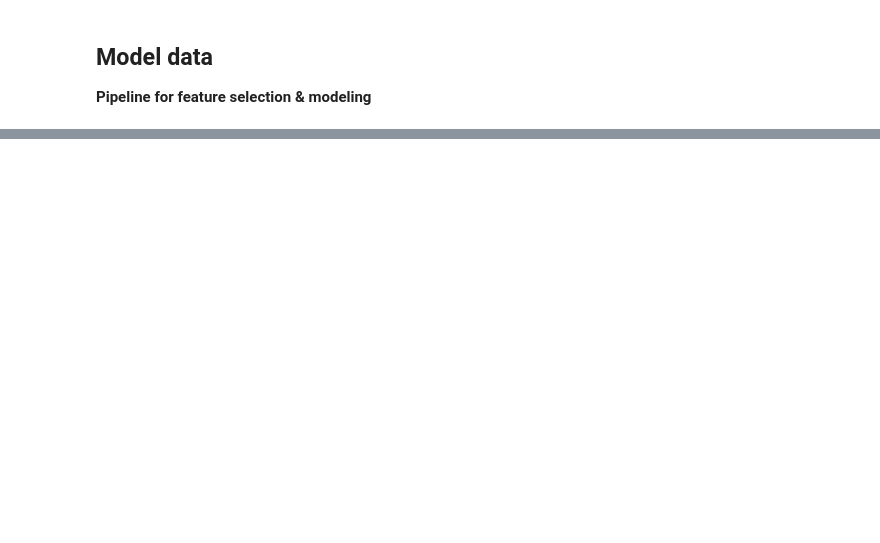
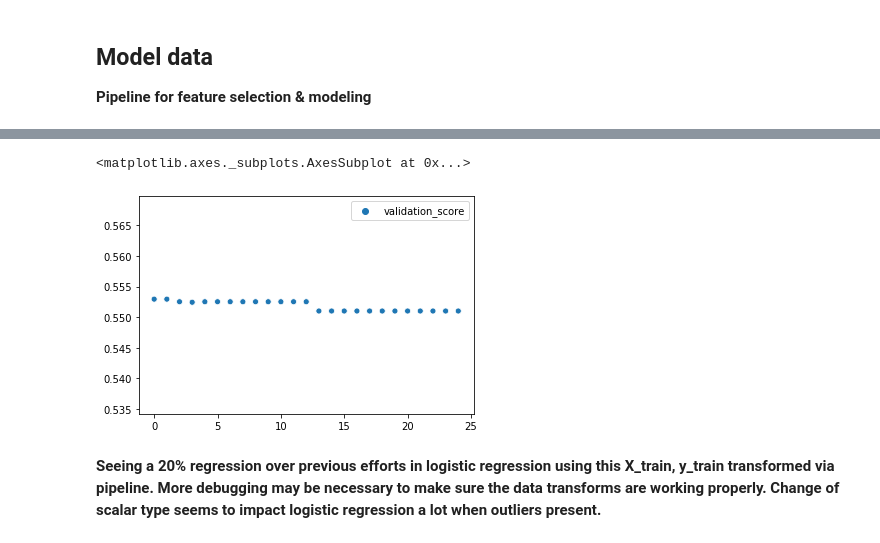
Before and after one commit to newnativeabq/DS-Unit-2-Kaggle-Challenge, a Jupyter notebook: module1/assignment_kaggle_challenge_1.ipynb, the cells around one changed output, grey strips where cells are left out. Drawn from its saved outputs; the diff is of its cells as text; code cells hidden in the pictures; blank space fills up the shorter version.

```diff
--- a/module1/assignment_kaggle_challenge_1.ipynb
+++ b/module1/assignment_kaggle_challenge_1.ipynb
@@ -512,7 +525,7 @@ drop_list = ['permit', 'recorded_by', 'quantity_group', 'source', 'waterpoint_ty
 drop_list = ['permit', 'recorded_by','date_recorded', 'quantity_group','subvillage', 'source',
              'waterpoint_type_group', 'lga', 'ward', 'public_meeting', 'scheme_name',
              'extraction_type_class', 'extraction_type', 'region', 'scheme_management',
-             'payment', 'payment_type', 'quality_group', 'source_class'
+             'payment', 'payment_type', 'quality_group', 'source_class', 'wpt_name', 'funder',
             ]
 view = train.drop(columns=drop_list).columns.tolist()
 train[view].dtypes
@@ -802 +856,26 @@ Validation Accuracy:  0.4
+# %%
+# Test against linear regression
+# Feature selection via SelectKBeset
+from sklearn.linear_model import LogisticRegression
+from sklearn.feature_selection import SelectKBest
+from sklearn.feature_selection import chi2
+
+model_evals = []
+model = LogisticRegression(solver='saga', multi_class='auto',max_iter=1000, n_jobs=3)
+
+for k in range(60, 85):#len(X_train.columns.values)):
+    selector = SelectKBest(chi2, k=k).fit(X_train, y_train)
+    X_train_new = selector.transform(X_train)
+    X_val_new = selector.transform(X_val)
+
+    model.fit(X_train_new, y_train)
+    model_evals.append(model.score(X_val_new, y_val))
+
+model_evals = pd.DataFrame(model_evals, columns=['validation_score'])
+sns.scatterplot(data=model_evals)
+# %% [output]
+<matplotlib.axes._subplots.AxesSubplot at 0x...>
+[figure, added]
+# %% [markdown]
+**Seeing a 20% regression over previous efforts in logistic regression using this X_train, y_train transformed via pipeline.  More debugging may be necessary to make sure the data transforms are working properly.  Change of scalar type seems to impact logistic regression a lot when outliers present.**
 # %%
```
Also changed, not shown: parts of 17 cells of this notebook, 5 other files.
